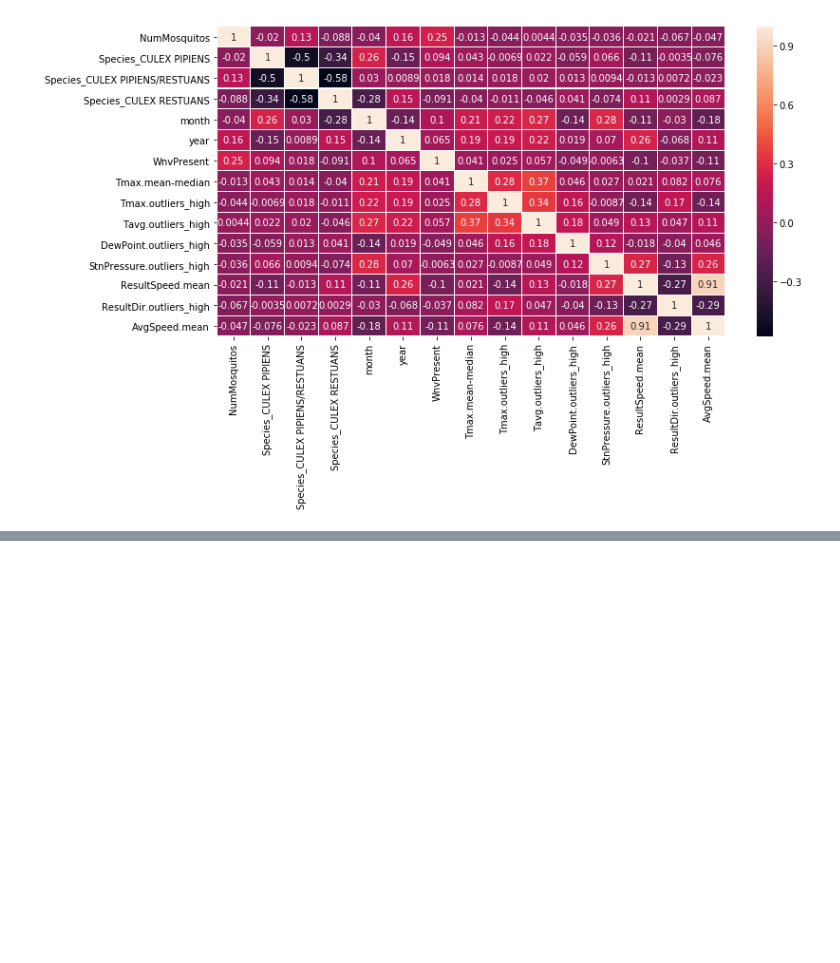
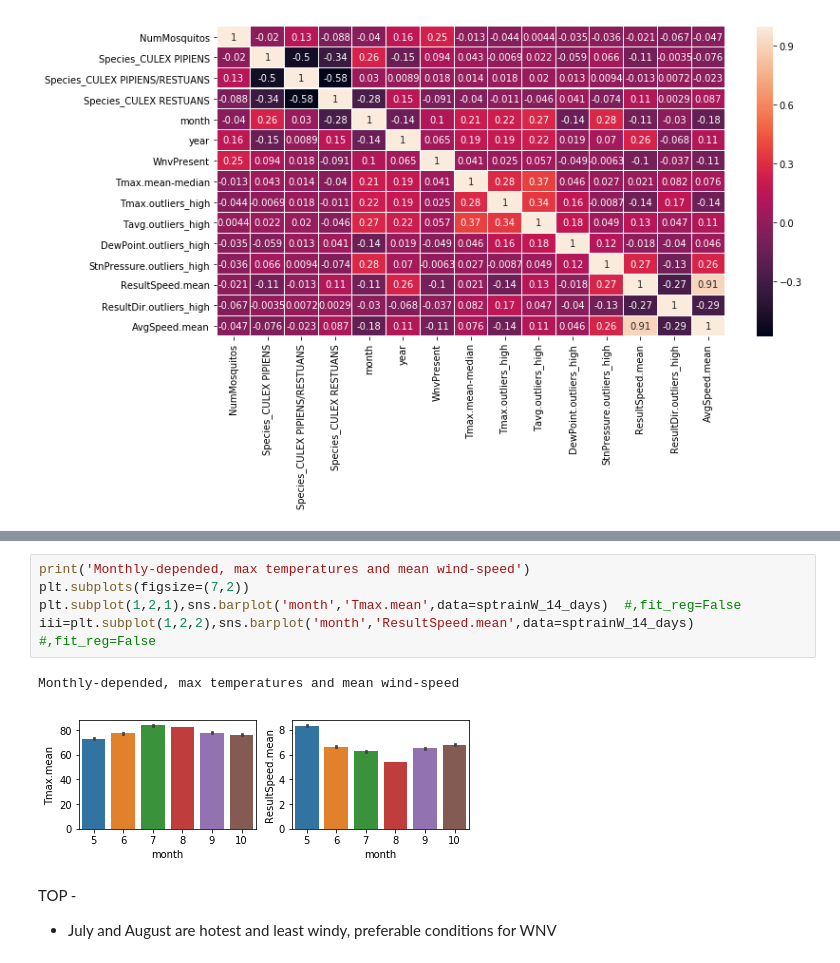
Before and after one commit to Erolino/WestNileVirus_Detection, a Jupyter notebook: WestNileVirus_Detection.ipynb, the cells around one changed output, grey strips where cells are left out. Saved outputs shown, nothing was run; the diff lists cells and outputs as text; blank space fills up the shorter version.

```diff
--- a/WestNileVirus_Detection.ipynb
+++ b/WestNileVirus_Detection.ipynb
@@ -502,0 +525,11 @@ PPT
+# %%
+print('Monthly-depended, max temperatures and mean wind-speed')
+plt.subplots(figsize=(7,2))
+plt.subplot(1,2,1),sns.barplot('month','Tmax.mean',data=sptrainW_14_days)  #,fit_reg=False
+iii=plt.subplot(1,2,2),sns.barplot('month','ResultSpeed.mean',data=sptrainW_14_days)  #,fit_reg=False
+# %% [output]
+Monthly-depended, max temperatures and mean wind-speed
+[figure, added]
+# %% [markdown]
+TOP -
+* July and August are hotest and least windy, preferable conditions for WNV
```
Also changed, not shown: parts of 11 cells of this notebook, 2 other files.
